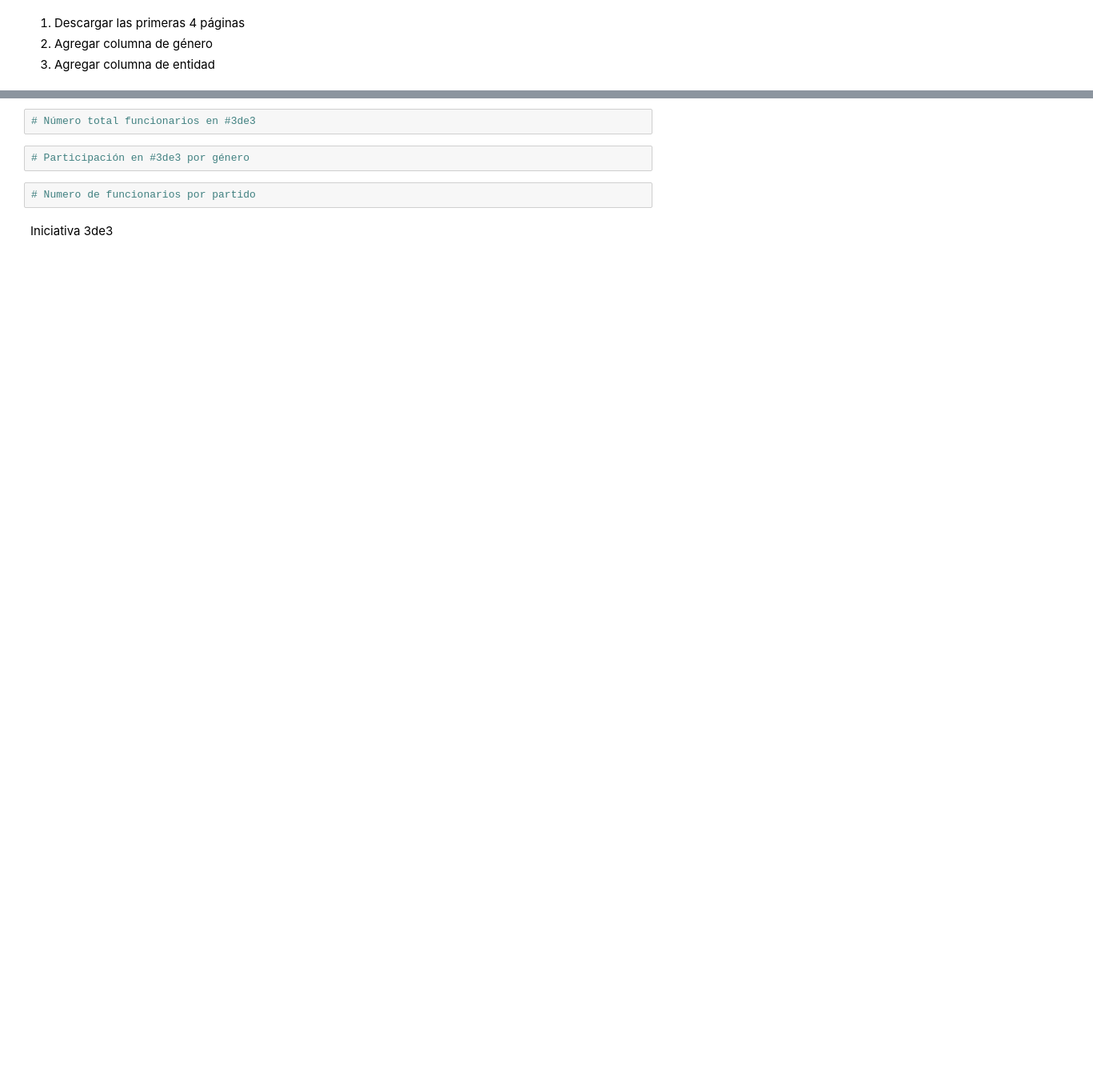
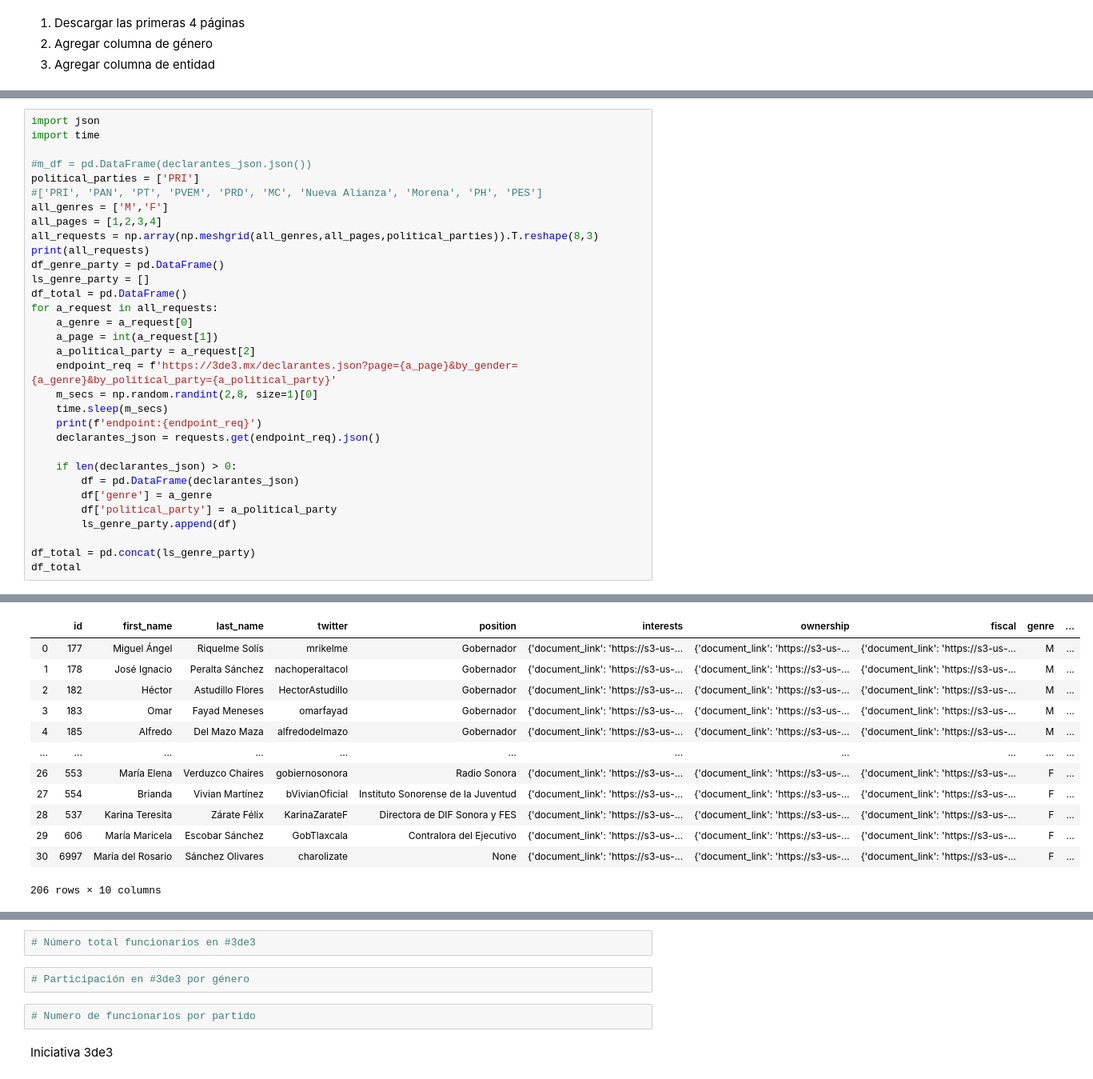
Before and after one commit to theRaffe/my-datascience-course, a Jupyter notebook: DS/Semana 2 - Python Científico y su uso en la Ciencia de Datos/Consulta/Sesión 3 - Práctica de Datos .ipynb, the cells around one changed output, grey strips where cells are left out. Shown at 80% size. Saved outputs shown, nothing was run; the diff lists cells and outputs as text; blank space fills up the shorter version.

```diff
--- a/DS/Semana 2 - Python Científico y su uso en la Ciencia de Datos/Consulta/Sesión 3 - Práctica de Datos .ipynb
+++ b/DS/Semana 2 - Python Científico y su uso en la Ciencia de Datos/Consulta/Sesión 3 - Práctica de Datos .ipynb
@@ -198,0 +454,33 @@ declarantes_json.json
+# %%
+import json
+import time
+
+#m_df = pd.DataFrame(declarantes_json.json())
+political_parties = ['PRI']
+#['PRI', 'PAN', 'PT', 'PVEM', 'PRD', 'MC', 'Nueva Alianza', 'Morena', 'PH', 'PES']
+all_genres = ['M','F']
+all_pages = [1,2,3,4]
+all_requests = np.array(np.meshgrid(all_genres,all_pages,political_parties)).T.reshape(8,3)
+print(all_requests)
+df_genre_party = pd.DataFrame()
+ls_genre_party = []
+df_total = pd.DataFrame()
+for a_request in all_requests:
+    a_genre = a_request[0]
+    a_page = int(a_request[1])
+    a_political_party = a_request[2]
+    endpoint_req = f'https://3de3.mx/declarantes.json?page={a_page}&by_gender={a_genre}&by_political_party={a_political_party}'
+    m_secs = np.random.randint(2,8, size=1)[0]
+    time.sleep(m_secs)
+    print(f'endpoint:{endpoint_req}')
+    declarantes_json = requests.get(endpoint_req).json()
+
+    if len(declarantes_json) > 0:
+        df = pd.DataFrame(declarantes_json)
+        df['genre'] = a_genre
+        df['political_party'] = a_political_party
+        ls_genre_party.append(df)
+
+df_total = pd.concat(ls_genre_party)
+df_total
+# %% [output]
@@ -198,0 +503,13 @@ declarantes_json.json
+|  | id | first_name | last_name | twitter | position | interests | ownership | fiscal | genre | ... |
+| 0 | 177 | Miguel Ángel | Riquelme Solís | mrikelme | Gobernador | {'document_link': 'https://s3-us-... | {'document_link': 'https://s3-us-... | {'document_link': 'https://s3-us-... | M | ... |
+| 1 | 178 | José Ignacio | Peralta Sánchez | nachoperaltacol | Gobernador | {'document_link': 'https://s3-us-... | {'document_link': 'https://s3-us-... | {'document_link': 'https://s3-us-... | M | ... |
+| 2 | 182 | Héctor | Astudillo Flores | HectorAstudillo | Gobernador | {'document_link': 'https://s3-us-... | {'document_link': 'https://s3-us-... | {'document_link': 'https://s3-us-... | M | ... |
+| 3 | 183 | Omar | Fayad Meneses | omarfayad | Gobernador | {'document_link': 'https://s3-us-... | {'document_link': 'https://s3-us-... | {'document_link': 'https://s3-us-... | M | ... |
+| 4 | 185 | Alfredo | Del Mazo Maza | alfredodelmazo | Gobernador | {'document_link': 'https://s3-us-... | {'document_link': 'https://s3-us-... | {'document_link': 'https://s3-us-... | M | ... |
+| ... | ... | ... | ... | ... | ... | ... | ... | ... | ... | ... |
+| 26 | 553 | María Elena | Verduzco Chaires | gobiernosonora | Radio Sonora | {'document_link': 'https://s3-us-... | {'document_link': 'https://s3-us-... | {'document_link': 'https://s3-us-... | F | ... |
+| 27 | 554 | Brianda | Vivian Martínez | bVivianOficial | Instituto Sonorense de la Juventud | {'document_link': 'https://s3-us-... | {'document_link': 'https://s3-us-... | {'document_link': 'https://s3-us-... | F | ... |
+| 28 | 537 | Karina Teresita | Zárate Félix | KarinaZarateF | Directora de DIF Sonora y FES | {'document_link': 'https://s3-us-... | {'document_link': 'https://s3-us-... | {'document_link': 'https://s3-us-... | F | ... |
+| 29 | 606 | María Maricela | Escobar Sánchez | GobTlaxcala | Contralora del Ejecutivo | {'document_link': 'https://s3-us-... | {'document_link': 'https://s3-us-... | {'document_link': 'https://s3-us-... | F | ... |
+| 30 | 6997 | María del Rosario | Sánchez Olivares | charolizate | None | {'document_link': 'https://s3-us-... | {'document_link': 'https://s3-us-... | {'document_link': 'https://s3-us-... | F | ... |
+206 rows × 10 columns
```
Also changed, not shown: parts of 31 cells of this notebook, 3 other files.
